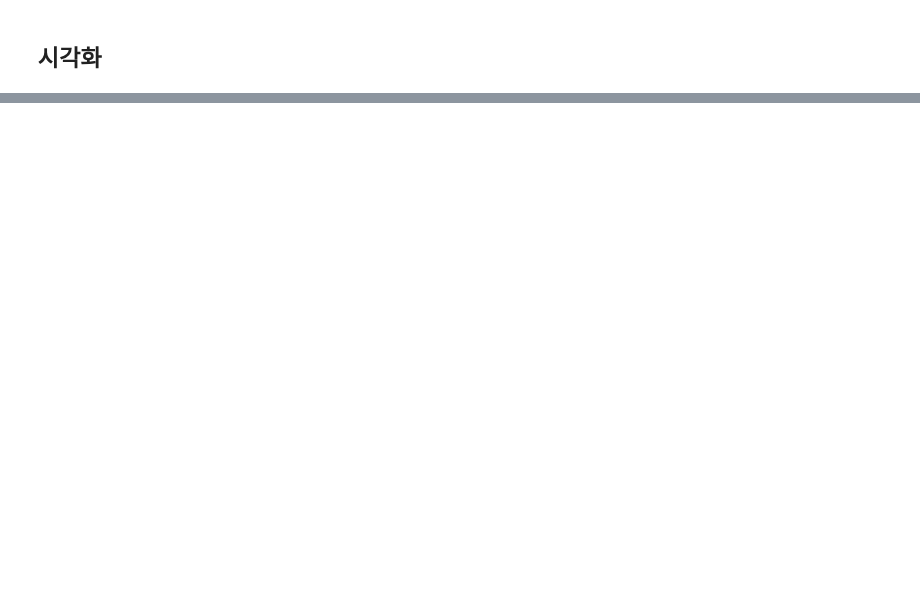
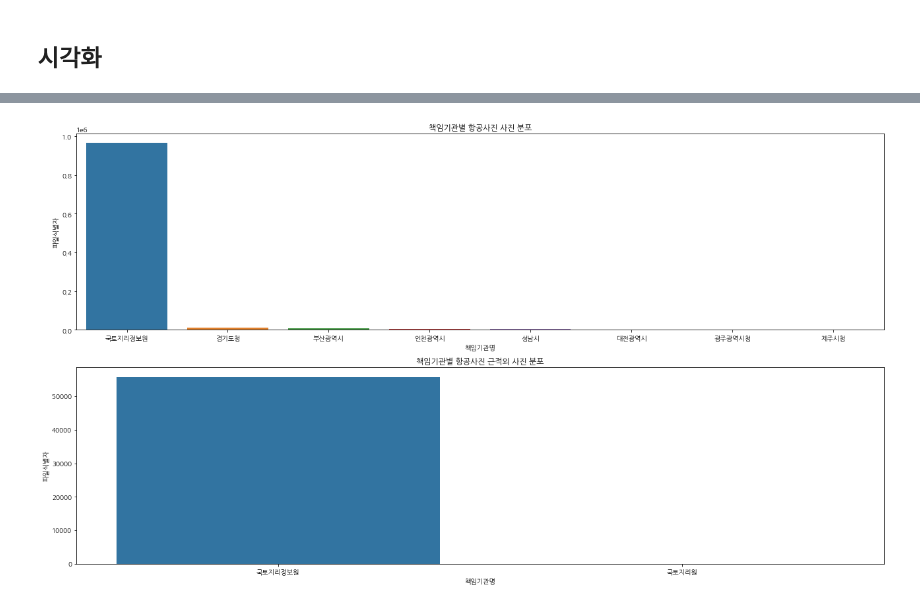
Before and after one commit to jsh0551/data_analysis_practice, a Jupyter notebook: 공공데이터포털/국토교통부 국토지리정보원_항공사진_항공사진기본메타데이터.ipynb, the cells around one changed output, grey strips where cells are left out. Cells and saved outputs as stored; diff of their text form; code cells hidden in the pictures; blank space fills up the shorter version.

Commit message:
국토교통부 국토지리정보원_항공사진_항공사진기본메타데이터

```diff
--- a/공공데이터포털/국토교통부 국토지리정보원_항공사진_항공사진기본메타데이터.ipynb
+++ b/공공데이터포털/국토교통부 국토지리정보원_항공사진_항공사진기본메타데이터.ipynb
@@ -130,0 +148,9 @@ df.describe(include=np.object)
+# %%
+sub_df1 = df[df['적용대상자료명칭']=='항공사진 이미지'].groupby('책임기관명',as_index=False)['파일식별자'].count().sort_values('파일식별자',ascending=False)
+sub_df2 = df[df['적용대상자료명칭']!='항공사진 이미지'].groupby('책임기관명',as_index=False)['파일식별자'].count().sort_values('파일식별자',ascending=False)
+fig,axes = plt.subplots(2,1,figsize=(18,10))
+sns.barplot(data=sub_df1,x='책임기관명',y='파일식별자',ax=axes[0]).set(title='책임기관별 항공사진 사진 분포')
+sns.barplot(data=sub_df2,x='책임기관명',y='파일식별자',ax=axes[1]).set(title='책임기관별 항공사진 근적외 사진 분포')
+plt.tight_layout()
+# %% [output]
+[figure, added]
```
Also changed, not shown: parts of 12 cells of this notebook.
